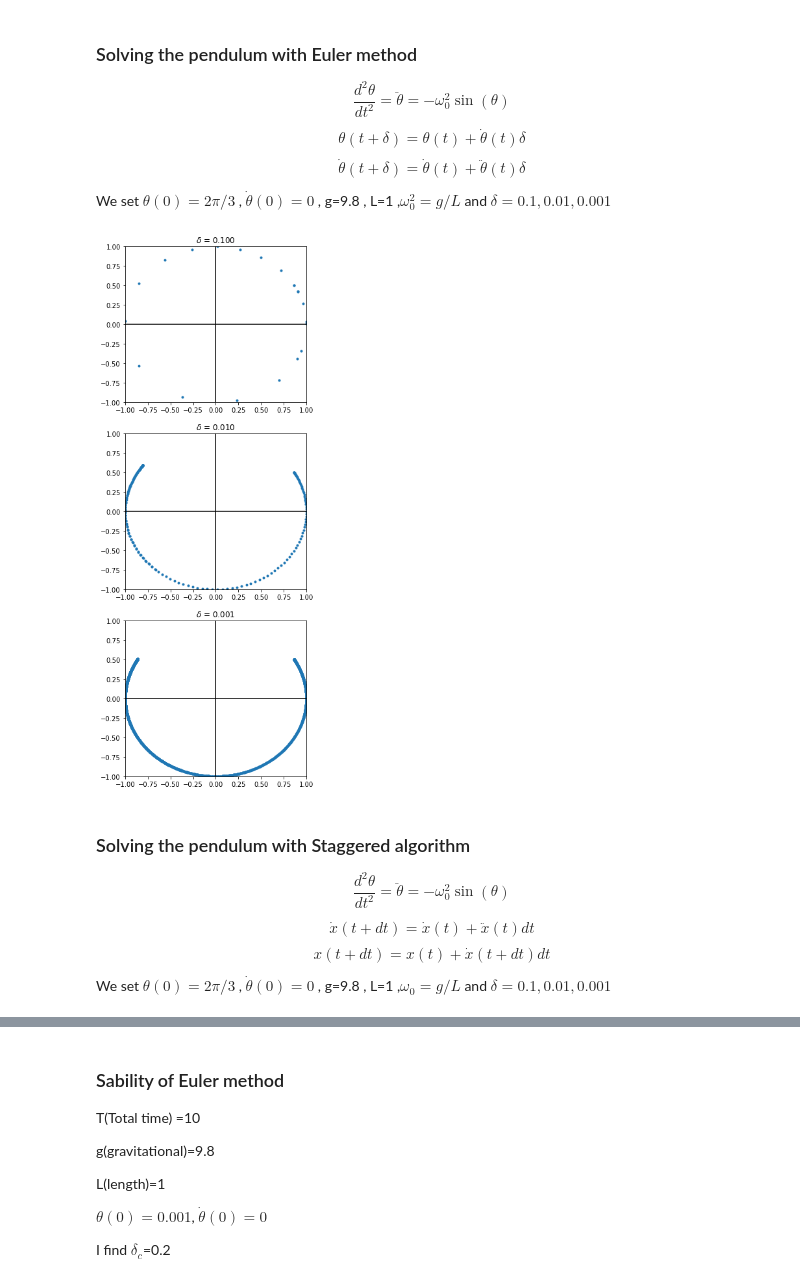
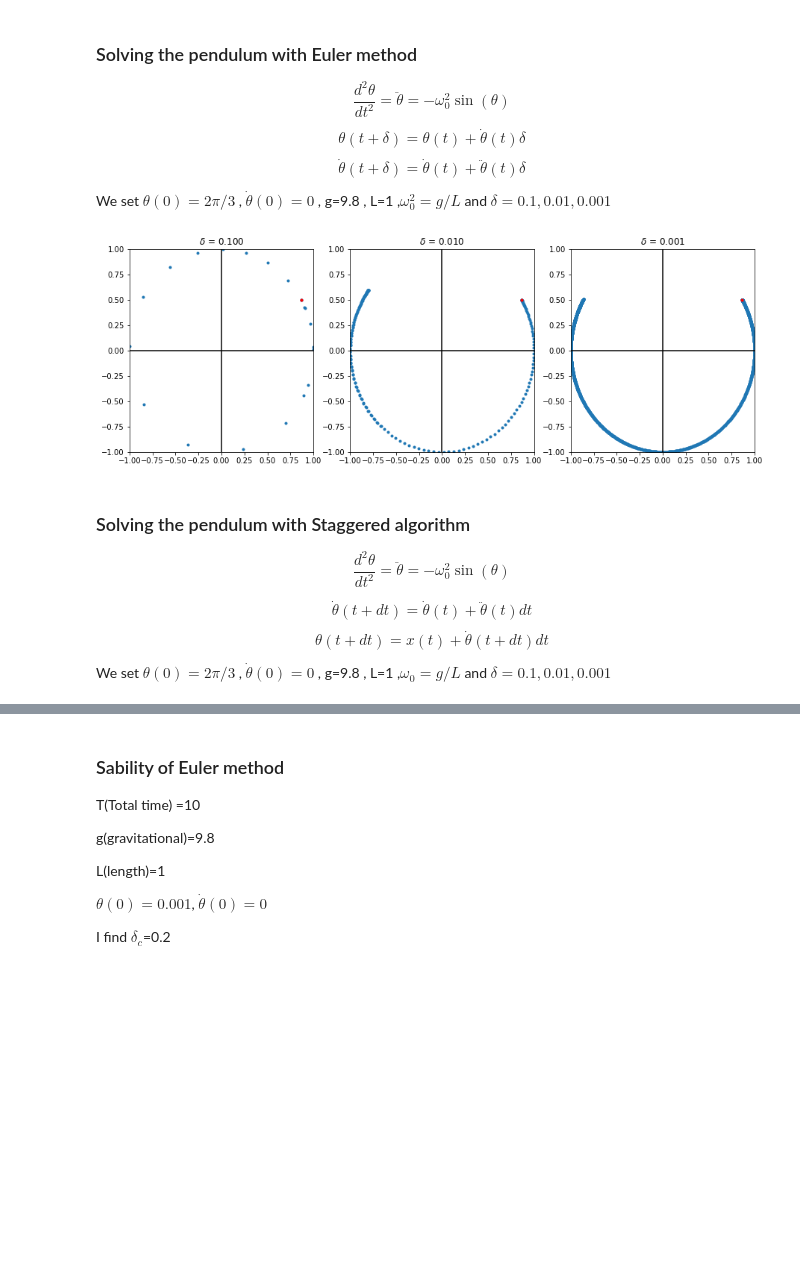
Before and after one commit to pcchen/Computation-in-Physics, a Jupyter notebook: 109022561/HW02.ipynb, the cells around one changed output, grey strips where cells are left out. Drawn from its saved outputs; the diff is of its cells as text; code cells hidden in the pictures; blank space fills up the shorter version.

```diff
--- a/109022561/HW02.ipynb
+++ b/109022561/HW02.ipynb
@@ -17,30 +17,32 @@ We set $\theta(0)=2\pi/3$ , $\dot{\theta}(0)=0$ , g=9.8 , L=1 ,$\omega_0^2=g/L$
 # %%
 import numpy as np
 import matplotlib.pyplot as plt
 g=9.8
 L=1
 T=2
 
 omega=g/L
 dottheta=[[0],[0],[0]]
 theta=[[np.pi*2/3],[np.pi*2/3],[np.pi*2/3]]
 delta=[0.1,0.01,0.001]
-fig,ax= plt.subplots(3,1,figsize=(5,5*3))
+fig,ax= plt.subplots(1,3,figsize=(5*3,5))
 for i in range(len(delta)):
     for j in range(int(T/delta[i])):
         theta[i].append(theta[i][j]+dottheta[i][j]*delta[i])
         dottheta[i].append(dottheta[i][j]-omega*np.sin(theta[i][j])*delta[i])
     x=L*np.sin(theta[i])
     y=-L*np.cos(theta[i])
     ax[i].plot(x,y,'.' )
+    ax[i].plot(x[0],y[0],'r.')
     ax[i].set_xlim(-L,L)
     ax[i].set_ylim(-L,L)
     ax[i].axhline(y=0, color='k')
     ax[i].axvline(x=0,color='k')
     ax[i].set_title("$\delta$ = %.3f" %delta[i])
+plt.savefig("a1.pdf")
 plt.show()
 # %% [output]
-[figure, old version]
+[figure, new version]
 # %% [markdown]
 ### Solving the pendulum with Staggered algorithm
 $$
@@ -48,10 +50,10 @@ $$
 $$
 
 $$
-  \dot{x}(t+dt) = \dot{x}(t) + \ddot{x}(t) dt
+  \dot{\theta}(t+dt) = \dot{\theta}(t) + \ddot{\theta}(t) dt
 $$
 $$
-  x(t+dt) = x(t) + \dot{x}(t+dt) dt
+  \theta(t+dt) = x(t) + \dot{\theta}(t+dt) dt
 $$
 
 We set $\theta(0)=2\pi/3$ , $\dot{\theta}(0)=0$ , g=9.8 , L=1 ,$\omega_0=g/L$ and $\delta=0.1 ,0.01 ,0.001$
```
Also changed, not shown: parts of 6 cells of this notebook.
